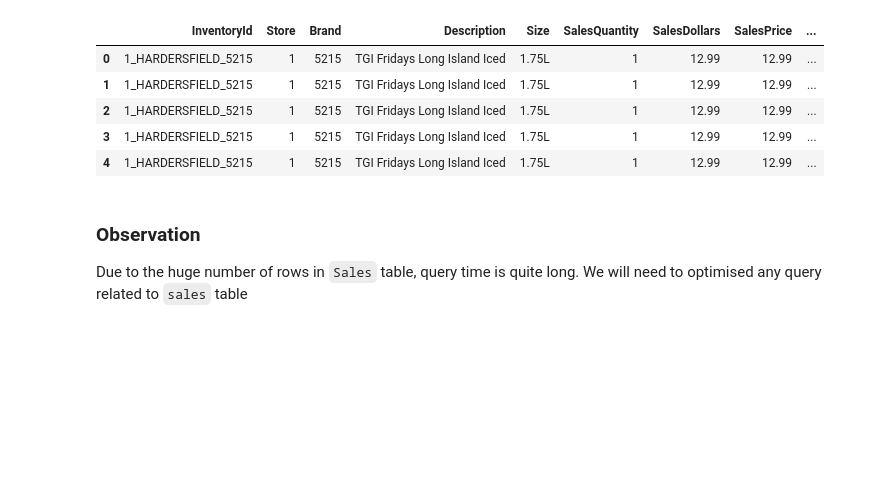
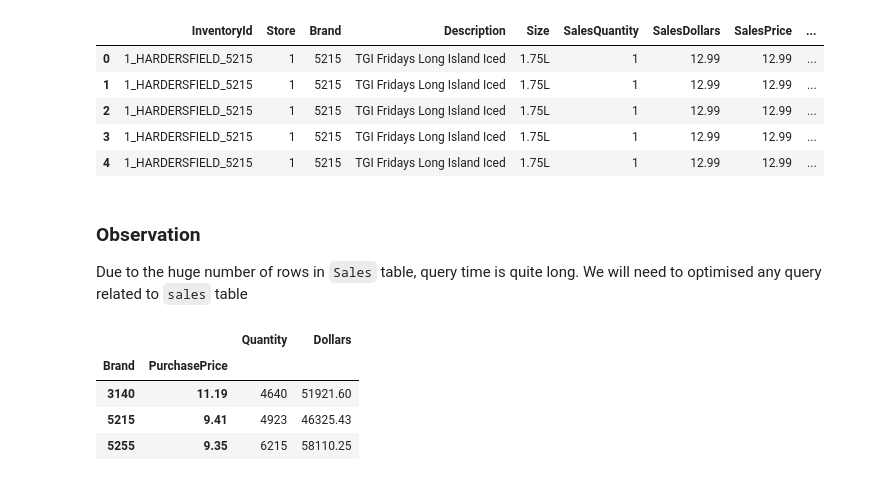
Before and after one commit to shima-maleki/Vendor_Performance_Analysis, a Jupyter notebook: notebooks/02_exploratory_analysis.ipynb, the cells around one changed output. Saved outputs shown, nothing was run; the diff lists cells and outputs as text; code cells hidden in the pictures; blank space fills up the shorter version.

```diff
--- a/notebooks/02_exploratory_analysis.ipynb
+++ b/notebooks/02_exploratory_analysis.ipynb
@@ -151,3 +160,11 @@ sales.head()
 # %% [markdown]
 ### Observation
 Due to the huge number of rows in `Sales` table, query time is quite long. We will need to optimised any query related to `sales` table
+# %%
+purchases.groupby(["Brand","PurchasePrice"])[["Quantity","Dollars"]].sum()
+# %% [output]
+|  |  | Quantity | Dollars |
+| Brand | PurchasePrice |  |  |
+| 3140 | 11.19 | 4640 | 51921.60 |
+| 5215 | 9.41 | 4923 | 46325.43 |
+| 5255 | 9.35 | 6215 | 58110.25 |
```
Also changed, not shown: parts of 29 cells of this notebook, 6 other files.
